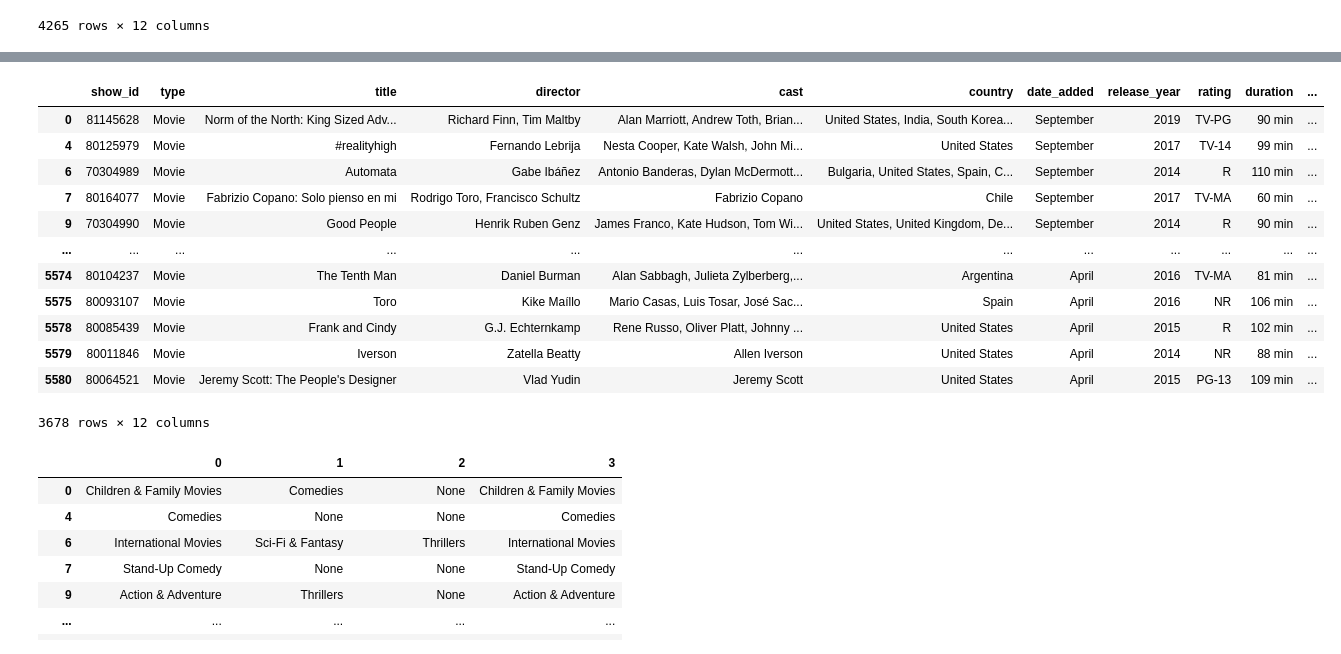
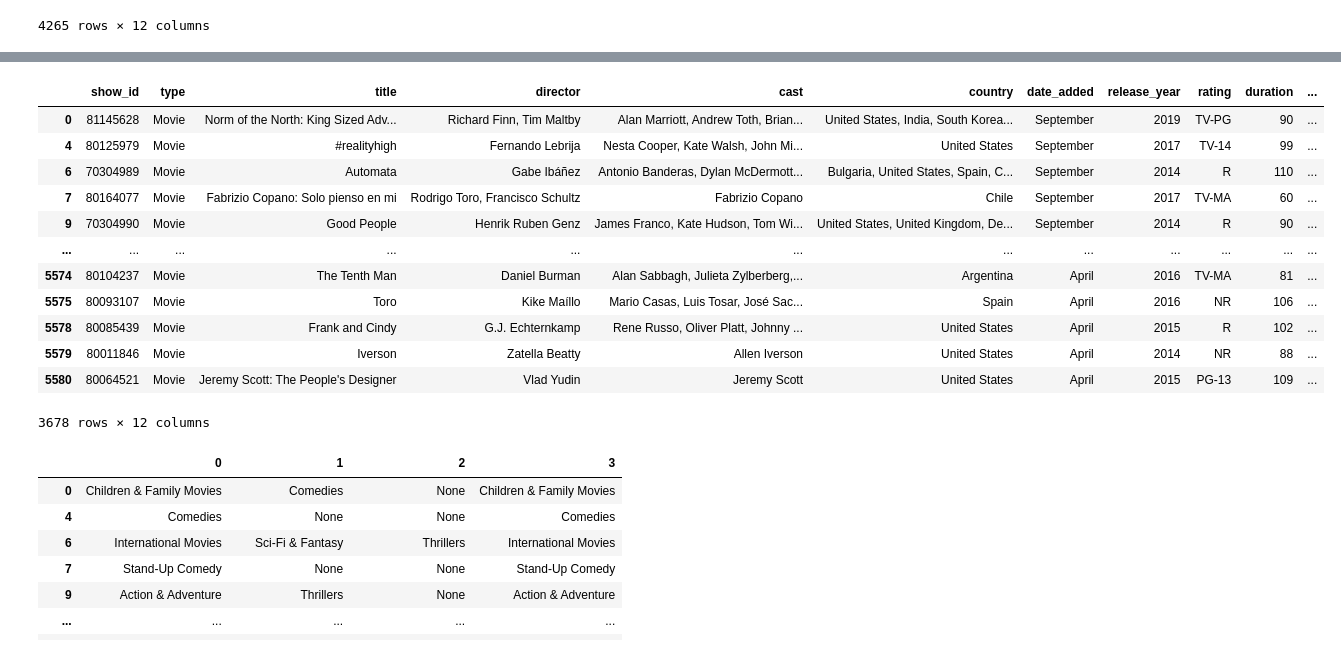
Before and after one commit to Syahmi-Su/data-analytic-programming, a Jupyter notebook: group-project/draft.ipynb, the cells around one changed output, grey strips where cells are left out. Drawn from its saved outputs; the diff is of its cells as text; code cells hidden in the pictures.

```diff
--- a/group-project/draft.ipynb
+++ b/group-project/draft.ipynb
@@ -36,6 +36,7 @@ df
 4265 rows × 12 columns
 # %%
 df.dropna(inplace= True)
+df = df.assign(duration = lambda x: x['duration'].str.extract('(\d+)'))
 df.head()
 # %% [output]
 |  | show_id | type | title | director | cast | country | date_added | release_year | rating | duration | ... |
@@ -47,20 +48,21 @@ df.head()
 # %%
 month = df['date_added'].str.split(pat = ' [1-9]',n = 1, expand = True)
 df['date_added'] = month[0]
+df['duration'] = pd.to_numeric(df['duration'])
 df
 # %% [output]
 |  | show_id | type | title | director | cast | country | date_added | release_year | rating | duration | ... |
-| 0 | 81145628 | Movie | Norm of the North: King Sized Adv... | Richard Finn, Tim Maltby | Alan Marriott, Andrew Toth, Brian... | United States, India, South Korea... | September | 2019 | TV-PG | 90 min | ... |
-| 4 | 80125979 | Movie | #realityhigh | Fernando Lebrija | Nesta Cooper, Kate Walsh, John Mi... | United States | September | 2017 | TV-14 | 99 min | ... |
-| 6 | 70304989 | Movie | Automata | Gabe Ibáñez | Antonio Banderas, Dylan McDermott... | Bulgaria, United States, Spain, C... | September | 2014 | R | 110 min | ... |
-| 7 | 80164077 | Movie | Fabrizio Copano: Solo pienso en mi | Rodrigo Toro, Francisco Schultz | Fabrizio Copano | Chile | September | 2017 | TV-MA | 60 min | ... |
-| 9 | 70304990 | Movie | Good People | Henrik Ruben Genz | James Franco, Kate Hudson, Tom Wi... | United States, United Kingdom, De... | September | 2014 | R | 90 min | ... |
+| 0 | 81145628 | Movie | Norm of the North: King Sized Adv... | Richard Finn, Tim Maltby | Alan Marriott, Andrew Toth, Brian... | United States, India, South Korea... | September | 2019 | TV-PG | 90 | ... |
+| 4 | 80125979 | Movie | #realityhigh | Fernando Lebrija | Nesta Cooper, Kate Walsh, John Mi... | United States | September | 2017 | TV-14 | 99 | ... |
+| 6 | 70304989 | Movie | Automata | Gabe Ibáñez | Antonio Banderas, Dylan McDermott... | Bulgaria, United States, Spain, C... | September | 2014 | R | 110 | ... |
+| 7 | 80164077 | Movie | Fabrizio Copano: Solo pienso en mi | Rodrigo Toro, Francisco Schultz | Fabrizio Copano | Chile | September | 2017 | TV-MA | 60 | ... |
+| 9 | 70304990 | Movie | Good People | Henrik Ruben Genz | James Franco, Kate Hudson, Tom Wi... | United States, United Kingdom, De... | September | 2014 | R | 90 | ... |
 | ... | ... | ... | ... | ... | ... | ... | ... | ... | ... | ... | ... |
-| 5574 | 80104237 | Movie | The Tenth Man | Daniel Burman | Alan Sabbagh, Julieta Zylberberg,... | Argentina | April | 2016 | TV-MA | 81 min | ... |
-| 5575 | 80093107 | Movie | Toro | Kike Maíllo | Mario Casas, Luis Tosar, José Sac... | Spain | April | 2016 | NR | 106 min | ... |
-| 5578 | 80085439 | Movie | Frank and Cindy | G.J. Echternkamp | Rene Russo, Oliver Platt, Johnny ... | United States | April | 2015 | R | 102 min | ... |
-| 5579 | 80011846 | Movie | Iverson | Zatella Beatty | Allen Iverson | United States | April | 2014 | NR | 88 min | ... |
-| 5580 | 80064521 | Movie | Jeremy Scott: The People's Designer | Vlad Yudin | Jeremy Scott | United States | April | 2015 | PG-13 | 109 min | ... |
+| 5574 | 80104237 | Movie | The Tenth Man | Daniel Burman | Alan Sabbagh, Julieta Zylberberg,... | Argentina | April | 2016 | TV-MA | 81 | ... |
+| 5575 | 80093107 | Movie | Toro | Kike Maíllo | Mario Casas, Luis Tosar, José Sac... | Spain | April | 2016 | NR | 106 | ... |
+| 5578 | 80085439 | Movie | Frank and Cindy | G.J. Echternkamp | Rene Russo, Oliver Platt, Johnny ... | United States | April | 2015 | R | 102 | ... |
+| 5579 | 80011846 | Movie | Iverson | Zatella Beatty | Allen Iverson | United States | April | 2014 | NR | 88 | ... |
+| 5580 | 80064521 | Movie | Jeremy Scott: The People's Designer | Vlad Yudin | Jeremy Scott | United States | April | 2015 | PG-13 | 109 | ... |
 3678 rows × 12 columns
 # %%
 genresplit = df['listed_in'].str.split(pat = ",", expand = True)
```
Also changed, not shown: parts of 3 cells of this notebook.
